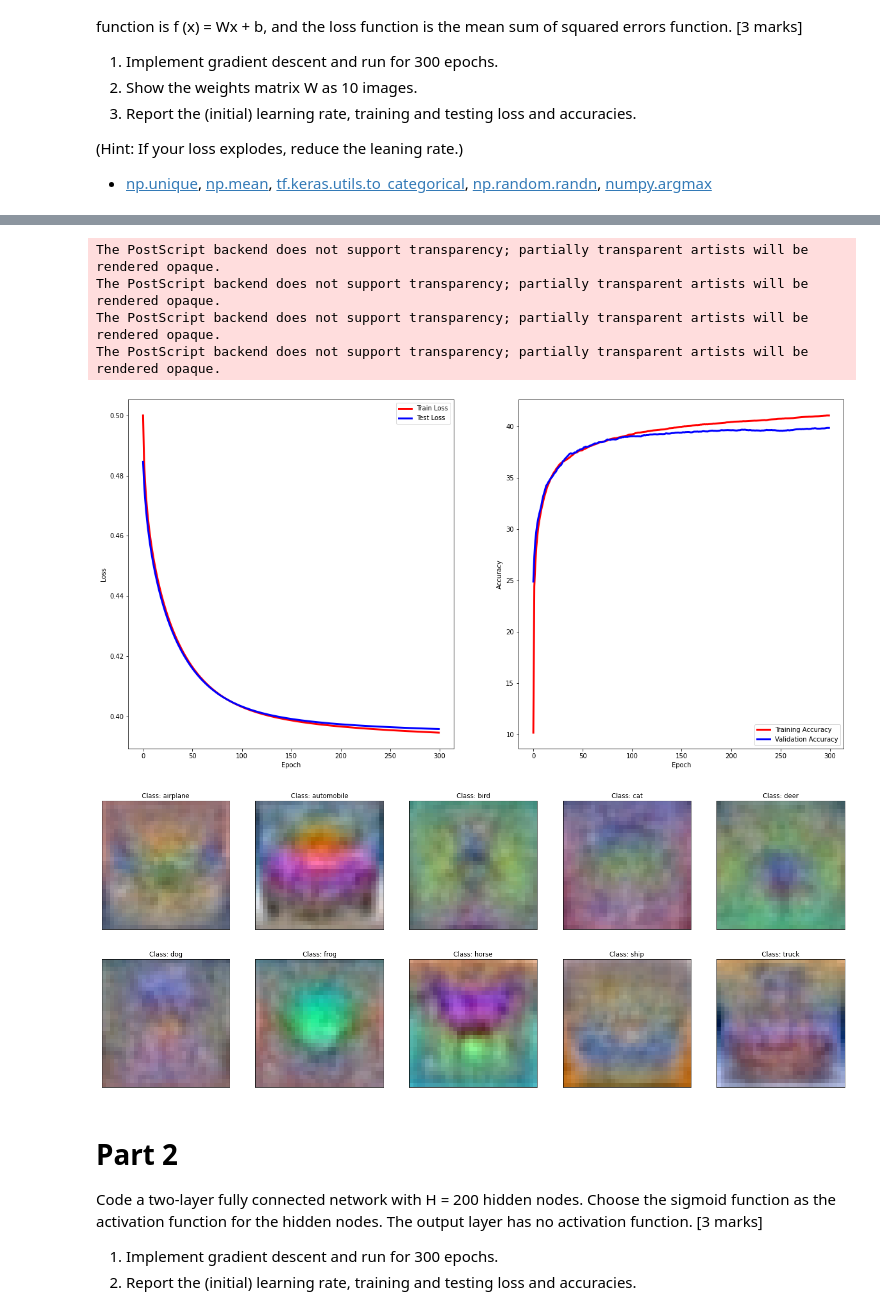
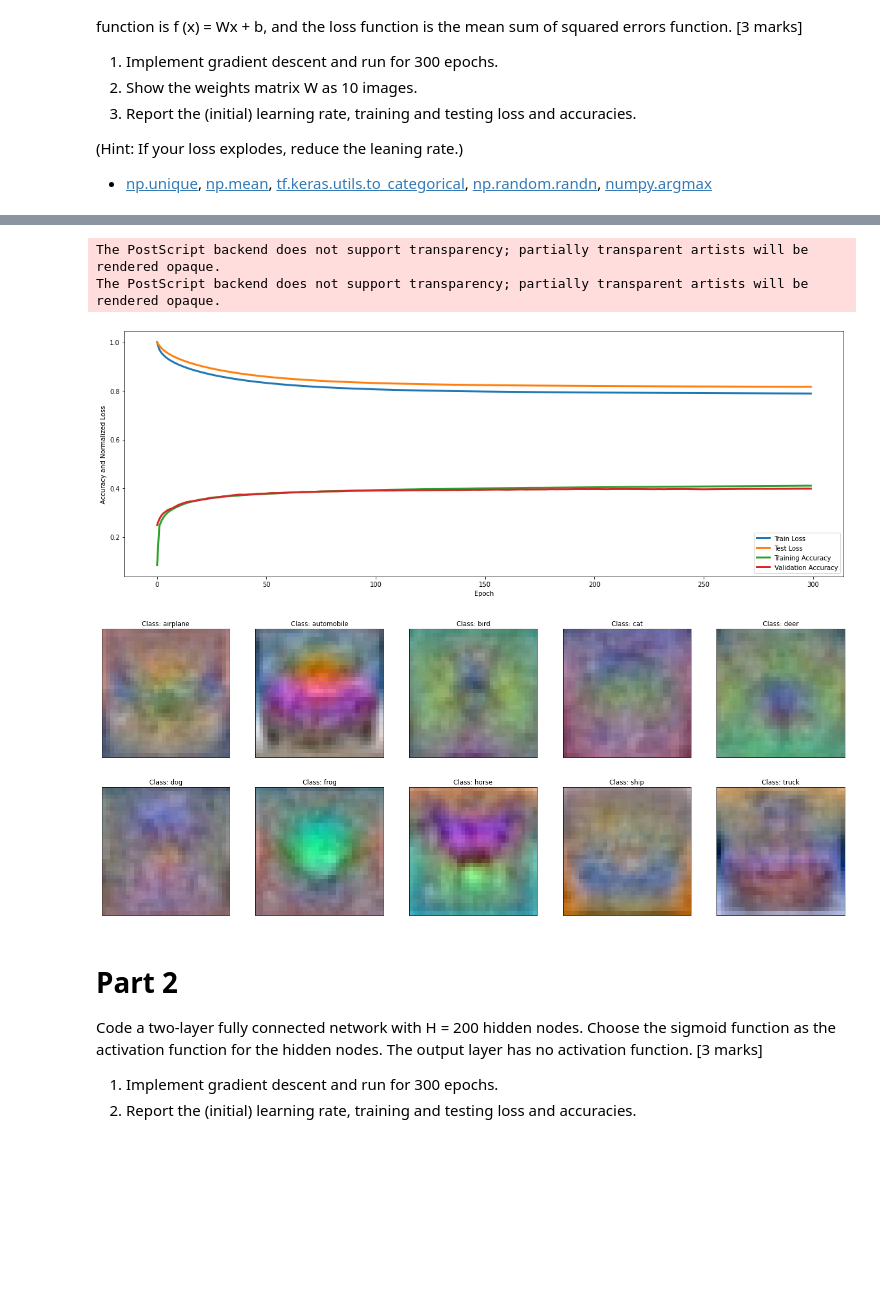
Before and after one commit to bimalka98/Computer-Vision-and-Image-Processing, a Jupyter notebook: EN2550Assignments/A4/180631J_a04.ipynb, the cells around one changed output, grey strips where cells are left out. Drawn from its saved outputs; the diff is of its cells as text; code cells hidden in the pictures; blank space fills up the shorter version.

```diff
--- a/EN2550Assignments/A4/180631J_a04.ipynb
+++ b/EN2550Assignments/A4/180631J_a04.ipynb
@@ -26,7 +26,7 @@ def getAccuracy(predictions,labels):
     pred_class = np.argmax(predictions, axis=1)
     real_class = np.argmax(labels, axis=1)
     valid_pred = [pred_class == real_class]
-    return 100*np.sum(valid_pred)/len(real_class)
+    return np.sum(valid_pred)/len(real_class) # 0-1
 # %%
 # Loading the Data Set
 (x_train, y_train), (x_test, y_test) = keras.datasets.cifar10.load_data()
@@ -172,52 +172,45 @@ Running gradient descent...
 Gradient Descent completed. Parameters were trained
 # %%
 # ------Plotting learning rate, training and testing loss and accuracies-------
-fig, axes  = plt.subplots(1,2, sharex='all', sharey='all', figsize=(20,10))
-
-plt.subplot(1,2,1);
-plt.plot(loss_history, 'r', linewidth=3, label = 'Train Loss')
-plt.plot(test_loss, 'b', linewidth=3, label = 'Test Loss')
+#fig, axes  = plt.subplots(1,2, sharex='all', sharey='all', figsize=(20,7))
+plt.figure(figsize=(20,7))
+plt.plot(loss_history/np.max(loss_history), linewidth=3, label = 'Train Loss')
+plt.plot(test_loss/np.max(test_loss), linewidth=3, label = 'Test Loss')
+plt.plot(train_acc_history, linewidth=3, label = "Training Accuracy")
+plt.plot(val_acc_history,  linewidth=3, label =  "Validation Accuracy")
 plt.xlabel('Epoch')
-plt.ylabel('Loss')
-plt.legend(loc='upper right')
-
-plt.subplot(1,2,2);
-plt.plot(train_acc_history, 'r', linewidth=3, label = "Training Accuracy")
-plt.plot(val_acc_history,'b',  linewidth=3, label =  "Validation Accuracy")
-plt.xlabel('Epoch')
-plt.ylabel('Accuracy')
+plt.ylabel('Accuracy and Normalized Loss')
 plt.legend(loc='lower right')
+saveto("part1plots.eps")
 
 # items = {"Train Loss":loss_history, "Test Loss":test_loss, "Training Accuracy":train_acc_history,\
 #          "Validation Accuracy": val_acc_history}
 
 # location = 1
 # for key in items.keys():
 #     plt.subplot(1,4,location);plt.plot(items[key], color='#0000ff', linewidth=4)
 #     plt.title(key)
 #     location+=1
-saveto("part1plots.eps")
+
 
 # -------------------Showing the weights matrix W1 as 10 images-----------------
 weights = w1[1:,] # Removing the row of bias terms.
 weights_pos =  weights- np.min(weights)# Making the minimum weight zero.
 images = ((weights_pos/np.max(weights_pos))*255).astype('uint8')
 CIFAR10 = ['airplane', 'automobile', 'bird', 'cat', 'deer', 'dog', 'frog', 'horse', 'ship', 'truck']
 fig, axes  = plt.subplots(2,5, sharex='all', sharey='all', figsize=(25,10))
 location = 1 # Location of the image in the grid of 2x5
 for i in range(K):
     image = images[:,i].reshape(32,32,3)
     plt.subplot(2,5,location),plt.imshow(image[:,:,::-1])
     plt.title("Class: {}".format(CIFAR10[i])),plt.xticks([]),plt.yticks([])
-    saveimg("Reg Image "+ str(i)+".jpg", image)
+    #saveimg("Reg Image "+ str(i)+".jpg", image)
     location+=1
 saveto("trainedWeightsp1.eps")
 # %% [output]
 The PostScript backend does not support transparency; partially transparent artists will be rendered opaque.
 The PostScript backend does not support transparency; partially transparent artists will be rendered opaque.
-The PostScript backend does not support transparency; partially transparent artists will be rendered opaque.
-The PostScript backend does not support transparency; partially transparent artists will be rendered opaque.
-[figure, old version]
+[figure, new version]
 [figure]
 # %% [markdown]
 # Part 2
```
Also changed, not shown: parts of 7 cells of this notebook.
